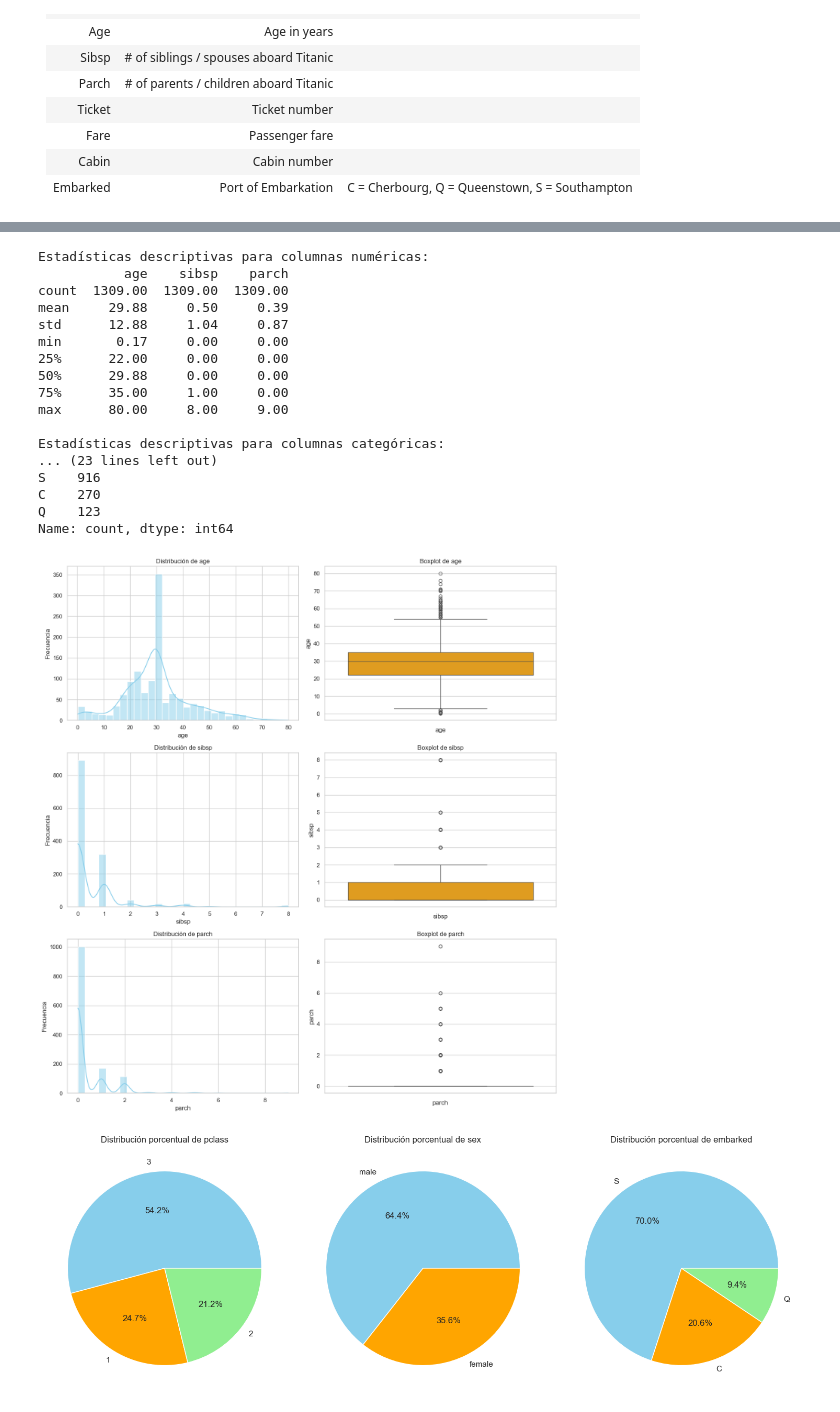
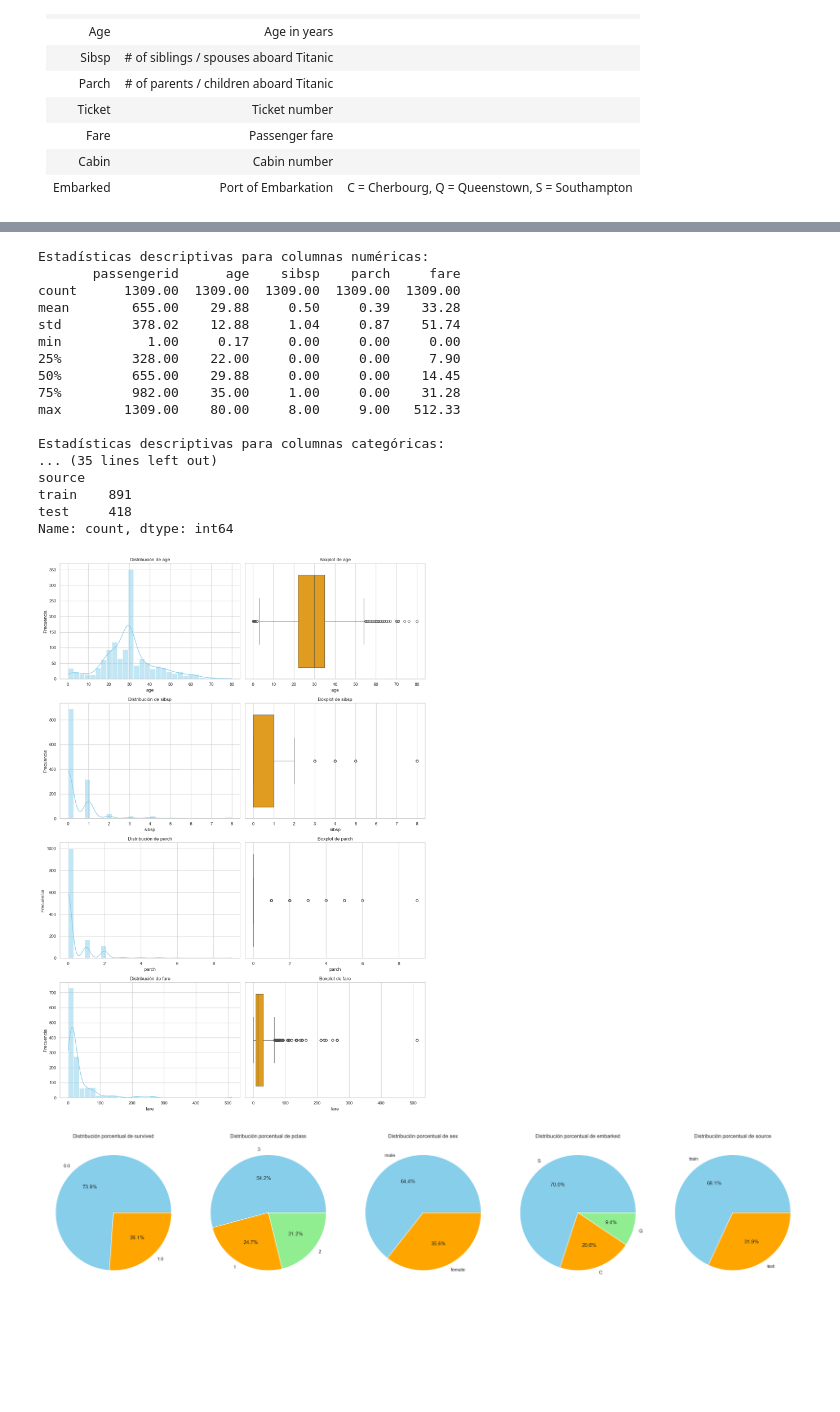
Before and after one commit to aemorel/CodingDojo, a Jupyter notebook: Módulo_2_ML/Tareas_ML/Andrea_Echague_Titanic.ipynb, the cells around one changed output, grey strips where cells are left out. Saved outputs shown, nothing was run; the diff lists cells and outputs as text; code cells hidden in the pictures; blank space fills up the shorter version.

```diff
--- a/Módulo_2_ML/Tareas_ML/Andrea_Echague_Titanic.ipynb
+++ b/Módulo_2_ML/Tareas_ML/Andrea_Echague_Titanic.ipynb
@@ -289,15 +203,15 @@ sibsp       0
 # %%
 # Estadísticas descriptivas para columnas numéricas
-numerical_stats = data_for_analysis.describe().round(2)
+numerical_stats = combined_data_cleaned.describe().round(2)
 
 print("\nEstadísticas descriptivas para columnas numéricas:")
 print(numerical_stats)
 
 # Seleccionar columnas categóricas ignorando 'source'
-categorical_columns = data_for_analysis.select_dtypes(include='category').columns
+categorical_columns = combined_data_cleaned.select_dtypes(include='category').columns
 
 # Estadísticas descriptivas para columnas categóricas
-categorical_stats = data_for_analysis[categorical_columns].describe()
+categorical_stats = combined_data_cleaned[categorical_columns].describe()
 
 print("\nEstadísticas descriptivas para columnas categóricas:")
 print(categorical_stats)
@@ -306,24 +220,24 @@ print(categorical_stats)
 print("\nFrecuencias de categorías por columna categórica:")
 for col in categorical_columns:
     print(f"\n{col} - Frecuencia de categorías:")
-    print(data_for_analysis[col].value_counts())
+    print(combined_data_cleaned[col].value_counts())
 # %% [output]
 Estadísticas descriptivas para columnas numéricas:
-           age    sibsp    parch
-count  1309.00  1309.00  1309.00
-mean     29.88     0.50     0.39
-std      12.88     1.04     0.87
-min       0.17     0.00     0.00
-25%      22.00     0.00     0.00
-50%      29.88     0.00     0.00
-75%      35.00     1.00     0.00
-max      80.00     8.00     9.00
+       passengerid      age    sibsp    parch     fare
+count      1309.00  1309.00  1309.00  1309.00  1309.00
+mean        655.00    29.88     0.50     0.39    33.28
+std         378.02    12.88     1.04     0.87    51.74
+min           1.00     0.17     0.00     0.00     0.00
+25%         328.00    22.00     0.00     0.00     7.90
+50%         655.00    29.88     0.00     0.00    14.45
+75%         982.00    35.00     1.00     0.00    31.28
+max        1309.00    80.00     8.00     9.00   512.33
 
 Estadísticas descriptivas para columnas categóricas:
-... (23 lines left out)
-S    916
-C    270
-Q    123
+... (35 lines left out)
+source
+train    891
+test     418
 Name: count, dtype: int64
 # %%
 import matplotlib.pyplot as plt
@@ -333,18 +247,18 @@ import seaborn as sns
 sns.set(style="whitegrid")
 
 # Verificar las columnas disponibles en el dataset después del procesamiento
-available_columns = data_for_analysis.columns
+available_columns = combined_data_cleaned.columns
 
 # Filtrar columnas numéricas excluyendo 'survived' y columnas eliminadas como 'fare'
 numerical_columns = [
-    col for col in data_for_analysis.select_dtypes(include=['int', 'float']).columns
+    col for col in combined_data_cleaned.select_dtypes(include=['int', 'float']).columns
     if col in available_columns and col != 'survived'
 ]
 
-# Filtrar columnas categóricas ignorando columnas eliminadas
-categorical_columns = [
-    col for col in data_for_analysis.select_dtypes(include='category').columns
-    if col in available_columns
+# Filtrar columnas numéricas ignorando 'PassengerId'
+numerical_columns = [
+    col for col in combined_data_cleaned.select_dtypes(include=['int', 'float']).columns
+    if col != 'passengerid'
 ]
 
 # Gráficos univariados para variables numéricas
@@ -352,65 +266,70 @@ if numerical_columns:
     fig, axes = plt.subplots(len(numerical_columns), 2, figsize=(14, 5 * len(numerical_columns)))
     for i, col in enumerate(numerical_columns):
         # Histograma con KDE
-        sns.histplot(data_for_analysis[col], kde=True, bins=30, color="skyblue", ax=axes[i, 0])
+        sns.histplot(combined_data_cleaned[col], kde=True, bins=30, color="skyblue", ax=axes[i, 0])
         axes[i, 0].set_title(f"Distribución de {col}")
         axes[i, 0].set_xlabel(col)
         axes[i, 0].set_ylabel("Frecuencia")
 
         # Boxplot
-        sns.boxplot(data=data_for_analysis[col], color="orange", ax=axes[i, 1])
+        sns.boxplot(x=combined_data_cleaned[col], color="orange", ax=axes[i, 1])
         axes[i, 1].set_title(f"Boxplot de {col}")
         axes[i, 1].set_xlabel(col)
 
     plt.tight_layout()
     plt.show()
 
+# Convertir categorical_columns a lista explícitamente
+categorical_columns = list(combined_data_cleaned.select_dtypes(include='category').columns)
+
 # Gráficos univariados para variables categóricas
-if categorical_columns:
+if len(categorical_columns) > 0:  # Verificar si hay columnas categóricas
     fig, axes = plt.subplots(1, len(categorical_columns), figsize=(5 * len(categorical_columns), 5))
+    if len(categorical_columns) == 1:
+        axes = [axes]  # Convertir en iterable si hay solo una columna categórica
     for i, col in enumerate(categorical_columns):
         # Gráfico de pastel
-        data_for_analysis[col].value_counts().plot.pie(
+        combined_data_cleaned[col].value_counts().plot.pie(
             autopct='%1.1f%%',
             colors=["skyblue", "orange", "lightgreen"],
             ax=axes[i]
         )
         axes[i].set_title(f"Distribución porcentual de {col}")
-        axes[i].set_ylabel("")
+        axes[i].set_ylabel("")  # Eliminar etiquetas del eje Y para gráficos de pastel
 
     plt.tight_layout()
     plt.show()
 
 
 # Boxplot: Distribución de age por pclass y sex
 plt.figure(figsize=(10, 6))
-sns.boxplot(x='pclass', y='age', hue='sex', data=data_for_analysis, palette="Set2")
+sns.boxplot(x='pclass', y='age', hue='sex', data=combined_data_cleaned, palette="Set2")
 plt.title("Distribución de Age por Pclass y Sex")
 plt.xlabel("Pclass")
 plt.ylabel("Age")
 plt.legend(title="Sex")
 plt.show()
 
 # Countplot: Frecuencia de Pclass por Sex
 plt.figure(figsize=(8, 5))
-sns.countplot(x='pclass', hue='sex', data=data_for_analysis, palette="coolwarm")
+sns.countplot(x='pclass', hue='sex', data=combined_data_cleaned, palette="coolwarm")
 plt.title("Frecuencia de Pclass por Sex")
 plt.xlabel("Pclass")
 plt.ylabel("Conteo")
 plt.legend(title="Sex")
 plt.show()
 
 # Heatmap: Relación cruzada entre Pclass y Embarked
 plt.figure(figsize=(8, 6))
-cross_tab = pd.crosstab(data_for_analysis['pclass'], data_for_analysis['embarked'])
+cross_tab = pd.crosstab(combined_data_cleaned['pclass'], combined_data_cleaned['embarked'])
 sns.heatmap(cross_tab, annot=True, cmap="Blues", fmt="d")
 plt.title("Relación entre Pclass y Embarked")
 plt.xlabel("Embarked")
 plt.ylabel("Pclass")
 plt.show()
 # %% [output]
-[figure, old version]
+[figure, new version]
-[figure, old version]
+[figure, new version]
 [figure]
 [figure]
 [figure]
```
Also changed, not shown: parts of 12 cells of this notebook.
